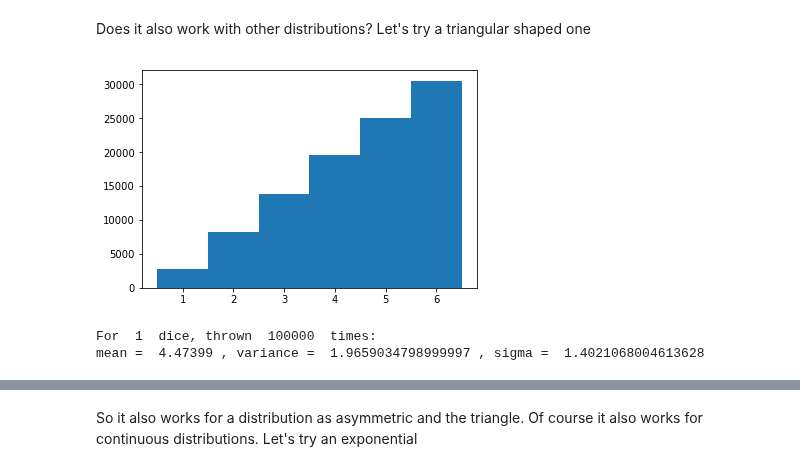
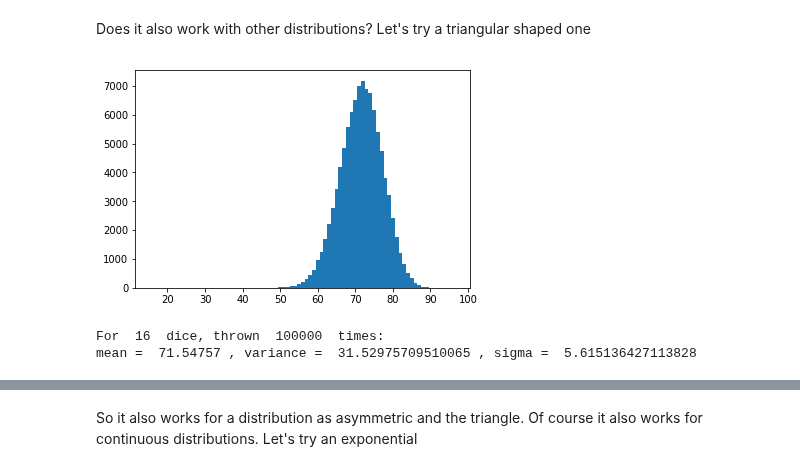
Before and after one commit to JonasRademacker/JupyterNotebooksForTeachingMath, a Jupyter notebook: CentralLimitTheoremWithDice.ipynb, the cells around one changed output, grey strips where cells are left out. Cells and saved outputs as stored; diff of their text form; code cells hidden in the pictures.

```diff
--- a/CentralLimitTheoremWithDice.ipynb
+++ b/CentralLimitTheoremWithDice.ipynb
@@ -113,11 +113,11 @@ def throwTriangle(HowOften):
     #turn it into integers from 1 to 6: (not really needed, but why not)
     return [int(x*6)+1 for x in triangleRandom]
 # %%
-doAll(throwTriangle, 1, 100000)
+doAll(throwTriangle, 16, 100000)
 # %% [output]
-[figure, old version]
+[figure, new version]
-For  1  dice, thrown  100000  times:
-mean =  4.47399 , variance =  1.9659034798999997 , sigma =  1.4021068004613628
+For  16  dice, thrown  100000  times:
+mean =  71.54757 , variance =  31.52975709510065 , sigma =  5.615136427113828
 # %%
 doAll(throwTriangle, 4, 10000)
 doAll(throwTriangle, 16, 10000)
```
Also changed, not shown: parts of 7 cells of this notebook.
